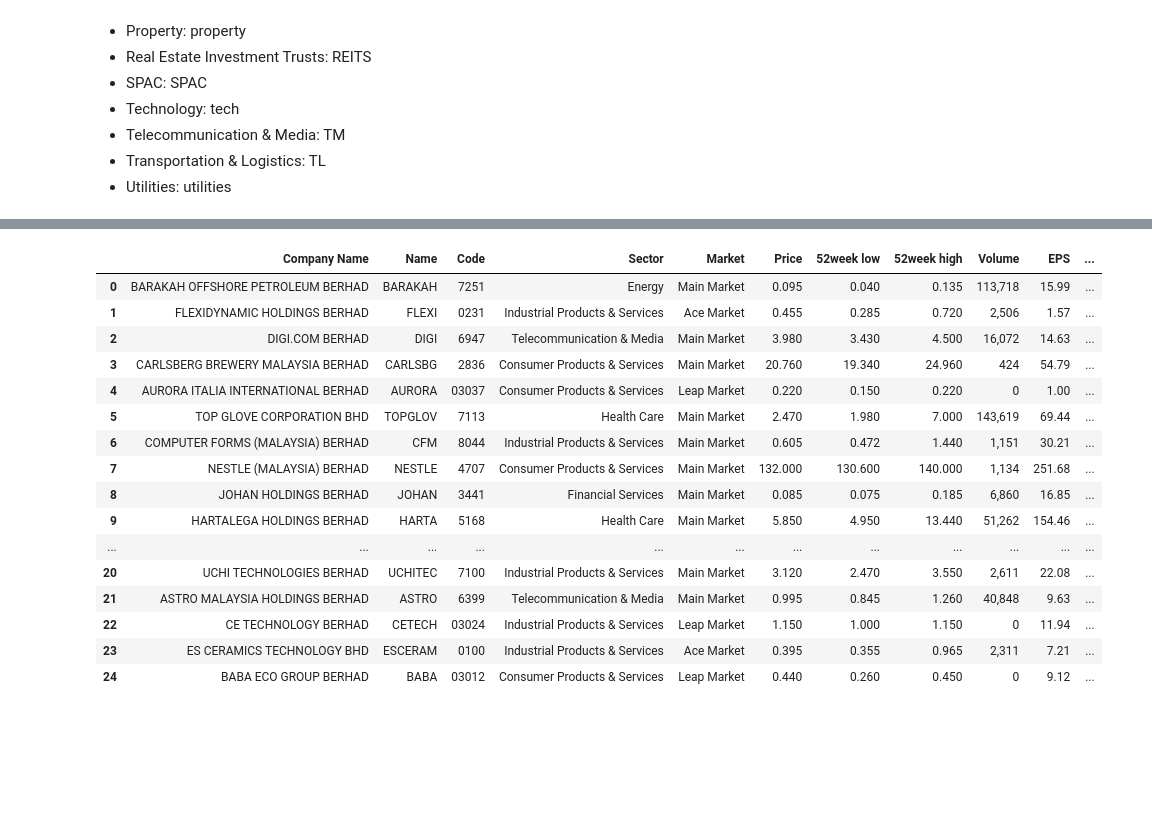
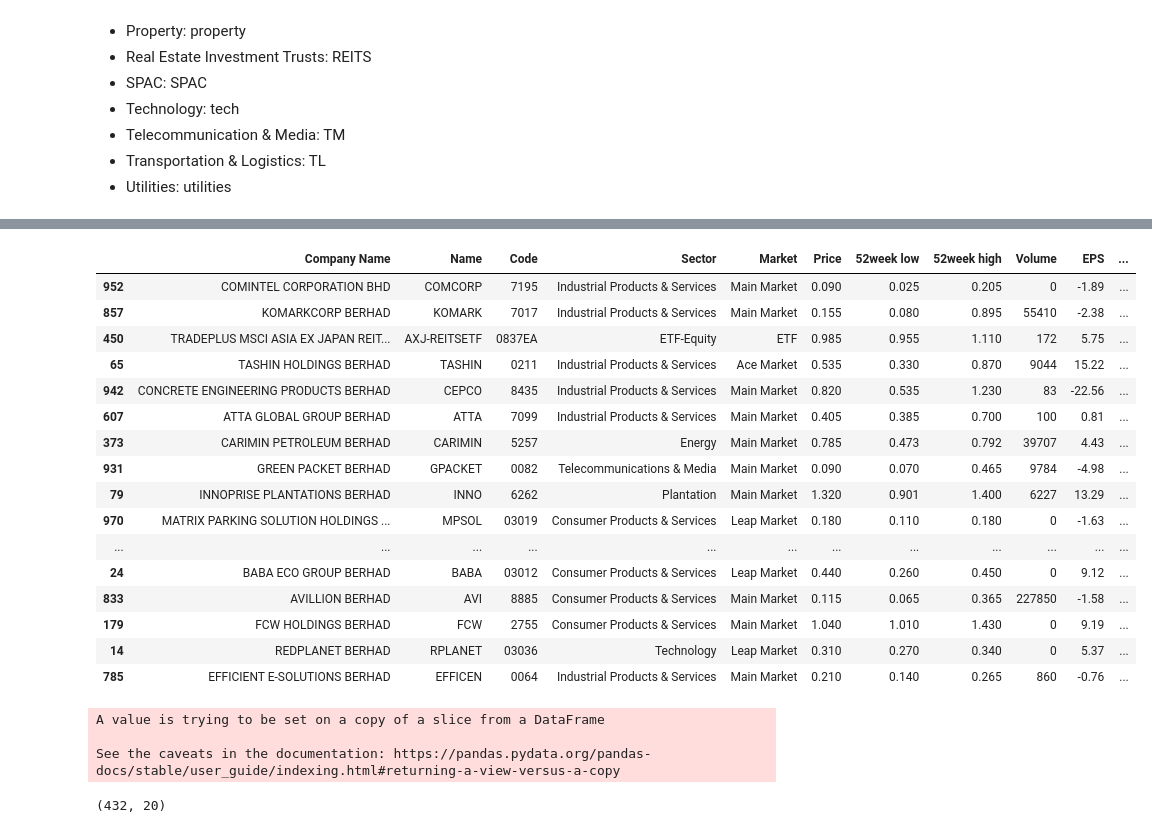
Before and after one commit to seowteckkueh/web-scraping, a Jupyter notebook: Bursa stock summary.ipynb, the cells around one changed output, grey strips where cells are left out. Drawn from its saved outputs; the diff is of its cells as text; code cells hidden in the pictures; blank space fills up the shorter version.

```diff
--- a/Bursa stock summary.ipynb
+++ b/Bursa stock summary.ipynb
@@ -292,20 +251,20 @@ memory usage: 147.7+ KB
 # %%
-df.head(25)
+df.sort_values(['DGR_med'],ascending=False).head(25)
 # %% [output]
 |  | Company Name | Name | Code | Sector | Market | Price | 52week low | 52week high | Volume | EPS | ... |
-| 0 | BARAKAH OFFSHORE PETROLEUM BERHAD | BARAKAH | 7251 | Energy | Main Market | 0.095 | 0.040 | 0.135 | 113,718 | 15.99 | ... |
-| 1 | FLEXIDYNAMIC HOLDINGS BERHAD | FLEXI | 0231 | Industrial Products & Services | Ace Market | 0.455 | 0.285 | 0.720 | 2,506 | 1.57 | ... |
-| 2 | DIGI.COM BERHAD | DIGI | 6947 | Telecommunication & Media | Main Market | 3.980 | 3.430 | 4.500 | 16,072 | 14.63 | ... |
-| 3 | CARLSBERG BREWERY MALAYSIA BERHAD | CARLSBG | 2836 | Consumer Products & Services | Main Market | 20.760 | 19.340 | 24.960 | 424 | 54.79 | ... |
-| 4 | AURORA ITALIA INTERNATIONAL BERHAD | AURORA | 03037 | Consumer Products & Services | Leap Market | 0.220 | 0.150 | 0.220 | 0 | 1.00 | ... |
-| 5 | TOP GLOVE CORPORATION BHD | TOPGLOV | 7113 | Health Care | Main Market | 2.470 | 1.980 | 7.000 | 143,619 | 69.44 | ... |
-| 6 | COMPUTER FORMS (MALAYSIA) BERHAD | CFM | 8044 | Industrial Products & Services | Main Market | 0.605 | 0.472 | 1.440 | 1,151 | 30.21 | ... |
-| 7 | NESTLE (MALAYSIA) BERHAD | NESTLE | 4707 | Consumer Products & Services | Main Market | 132.000 | 130.600 | 140.000 | 1,134 | 251.68 | ... |
-| 8 | JOHAN HOLDINGS BERHAD | JOHAN | 3441 | Financial Services | Main Market | 0.085 | 0.075 | 0.185 | 6,860 | 16.85 | ... |
-| 9 | HARTALEGA HOLDINGS BERHAD | HARTA | 5168 | Health Care | Main Market | 5.850 | 4.950 | 13.440 | 51,262 | 154.46 | ... |
+| 952 | COMINTEL CORPORATION BHD | COMCORP | 7195 | Industrial Products & Services | Main Market | 0.090 | 0.025 | 0.205 | 0 | -1.89 | ... |
+| 857 | KOMARKCORP BERHAD | KOMARK | 7017 | Industrial Products & Services | Main Market | 0.155 | 0.080 | 0.895 | 55410 | -2.38 | ... |
+| 450 | TRADEPLUS MSCI ASIA EX JAPAN REIT... | AXJ-REITSETF | 0837EA | ETF-Equity | ETF | 0.985 | 0.955 | 1.110 | 172 | 5.75 | ... |
+| 65 | TASHIN HOLDINGS BERHAD | TASHIN | 0211 | Industrial Products & Services | Ace Market | 0.535 | 0.330 | 0.870 | 9044 | 15.22 | ... |
+| 942 | CONCRETE ENGINEERING PRODUCTS BERHAD | CEPCO | 8435 | Industrial Products & Services | Main Market | 0.820 | 0.535 | 1.230 | 83 | -22.56 | ... |
+| 607 | ATTA GLOBAL GROUP BERHAD | ATTA | 7099 | Industrial Products & Services | Main Market | 0.405 | 0.385 | 0.700 | 100 | 0.81 | ... |
+| 373 | CARIMIN PETROLEUM BERHAD | CARIMIN | 5257 | Energy | Main Market | 0.785 | 0.473 | 0.792 | 39707 | 4.43 | ... |
+| 931 | GREEN PACKET BERHAD | GPACKET | 0082 | Telecommunications & Media | Main Market | 0.090 | 0.070 | 0.465 | 9784 | -4.98 | ... |
+| 79 | INNOPRISE PLANTATIONS BERHAD | INNO | 6262 | Plantation | Main Market | 1.320 | 0.901 | 1.400 | 6227 | 13.29 | ... |
+| 970 | MATRIX PARKING SOLUTION HOLDINGS ... | MPSOL | 03019 | Consumer Products & Services | Leap Market | 0.180 | 0.110 | 0.180 | 0 | -1.63 | ... |
 | ... | ... | ... | ... | ... | ... | ... | ... | ... | ... | ... | ... |
-| 20 | UCHI TECHNOLOGIES BERHAD | UCHITEC | 7100 | Industrial Products & Services | Main Market | 3.120 | 2.470 | 3.550 | 2,611 | 22.08 | ... |
-| 21 | ASTRO MALAYSIA HOLDINGS BERHAD | ASTRO | 6399 | Telecommunication & Media | Main Market | 0.995 | 0.845 | 1.260 | 40,848 | 9.63 | ... |
-| 22 | CE TECHNOLOGY BERHAD | CETECH | 03024 | Industrial Products & Services | Leap Market | 1.150 | 1.000 | 1.150 | 0 | 11.94 | ... |
-| 23 | ES CERAMICS TECHNOLOGY BHD | ESCERAM | 0100 | Industrial Products & Services | Ace Market | 0.395 | 0.355 | 0.965 | 2,311 | 7.21 | ... |
 | 24 | BABA ECO GROUP BERHAD | BABA | 03012 | Consumer Products & Services | Leap Market | 0.440 | 0.260 | 0.450 | 0 | 9.12 | ... |
+| 833 | AVILLION BERHAD | AVI | 8885 | Consumer Products & Services | Main Market | 0.115 | 0.065 | 0.365 | 227850 | -1.58 | ... |
+| 179 | FCW HOLDINGS BERHAD | FCW | 2755 | Consumer Products & Services | Main Market | 1.040 | 1.010 | 1.430 | 0 | 9.19 | ... |
+| 14 | REDPLANET BERHAD | RPLANET | 03036 | Technology | Leap Market | 0.310 | 0.270 | 0.340 | 0 | 5.37 | ... |
+| 785 | EFFICIENT E-SOLUTIONS BERHAD | EFFICEN | 0064 | Industrial Products & Services | Main Market | 0.210 | 0.140 | 0.265 | 860 | -0.76 | ... |
@@ -315,0 +274,11 @@ roe=float(format(float(roe.replace(',','')),'.2f'))
+# %%
+# remove DGR which are NaN value; this means the company only pay out dividend once
+df_div.dropna(subset=['DGR'],inplace=True)
+# %% [output]
+A value is trying to be set on a copy of a slice from a DataFrame
+
+See the caveats in the documentation: https://pandas.pydata.org/pandas-docs/stable/user_guide/indexing.html#returning-a-view-versus-a-copy
+# %%
+df_div.shape
+# %% [output]
+(432, 20)
```
Also changed, not shown: parts of 38 cells of this notebook.
